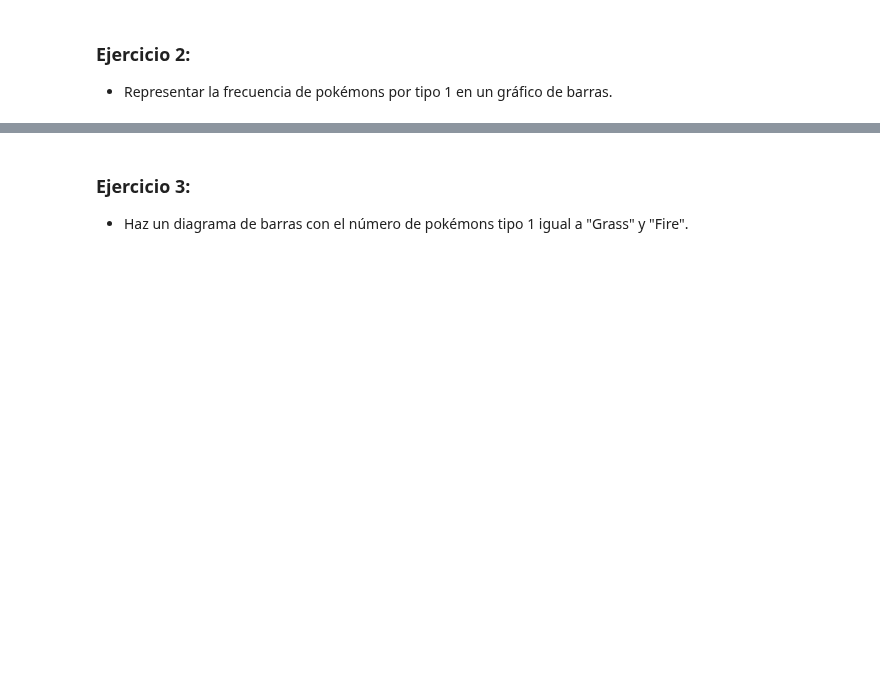
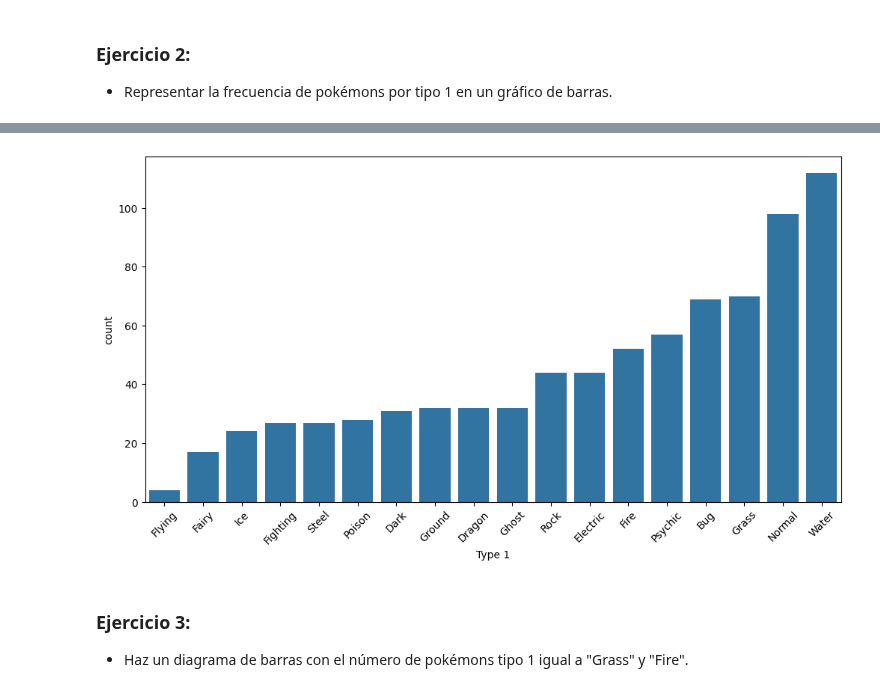
Before and after one commit to CaroliCosas/Bootcamp_Data_Science, a Jupyter notebook: mod3-estudio-data-science/01_Estudio_Notebooks Ejercicios/08.seaborn_ejercicios.ipynb, the cells around one changed output, grey strips where cells are left out. Cells and saved outputs as stored; diff of their text form; code cells hidden in the pictures; blank space fills up the shorter version.

```diff
--- a/mod3-estudio-data-science/01_Estudio_Notebooks Ejercicios/08.seaborn_ejercicios.ipynb
+++ b/mod3-estudio-data-science/01_Estudio_Notebooks Ejercicios/08.seaborn_ejercicios.ipynb
@@ -43,3 +69,10 @@ df.head()
+# %%
+#con orden ascendente
+plt.figure(figsize=(12,6))
+sns.countplot(df, x='Type 1', order=df['Type 1'].value_counts(ascending=True).index)
+plt.xticks(rotation=45);
+# %% [output]
+[figure, added]
 # %% [markdown]
 ### Ejercicio 3:
 - Haz un diagrama de barras con el número de pokémons tipo 1 igual a "Grass" y "Fire".
```
Also changed, not shown: parts of 4 cells of this notebook.
